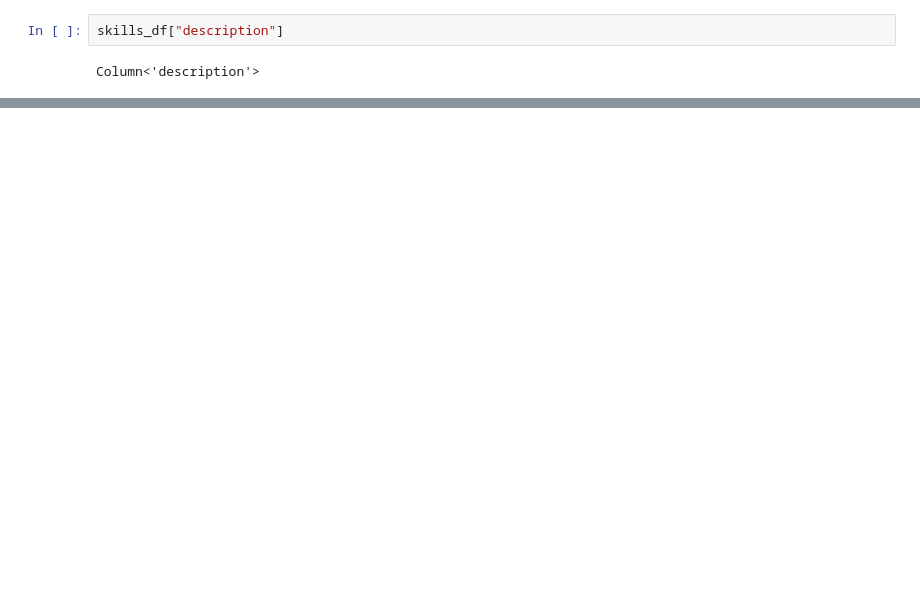
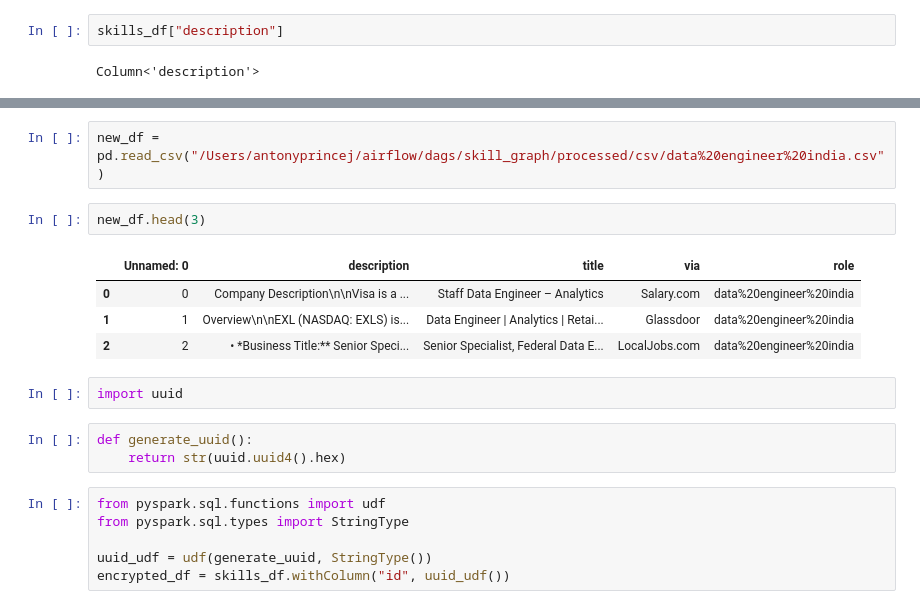
Before and after one commit to antoprince001/skill_etl, a Jupyter notebook: Notebooks/Spark - Load.ipynb, the cells around one changed output, grey strips where cells are left out. Drawn from its saved outputs; the diff is of its cells as text; blank space fills up the shorter version.

```diff
--- a/Notebooks/Spark - Load.ipynb
+++ b/Notebooks/Spark - Load.ipynb
@@ -45,0 +90,20 @@ only showing top 3 rows
+# %%
+new_df = pd.read_csv("/Users/antonyprincej/airflow/dags/skill_graph/processed/csv/data%20engineer%20india.csv")
+# %%
+new_df.head(3)
+# %% [output]
+|  | Unnamed: 0 | description | title | via | role |
+| 0 | 0 | Company Description\n\nVisa is a ... | Staff Data Engineer – Analytics | Salary.com | data%20engineer%20india |
+| 1 | 1 | Overview\n\nEXL (NASDAQ: EXLS) is... | Data Engineer | Analytics | Retai... | Glassdoor | data%20engineer%20india |
+| 2 | 2 | • *Business Title:** Senior Speci... | Senior Specialist, Federal Data E... | LocalJobs.com | data%20engineer%20india |
+# %%
+import uuid
+# %%
+def generate_uuid():
+    return str(uuid.uuid4().hex)
+# %%
+from pyspark.sql.functions import udf
+from pyspark.sql.types import StringType
+
+uuid_udf = udf(generate_uuid, StringType())
+encrypted_df = skills_df.withColumn("id", uuid_udf())
```
Also changed, not shown: parts of 15 cells of this notebook, 57 other files.
